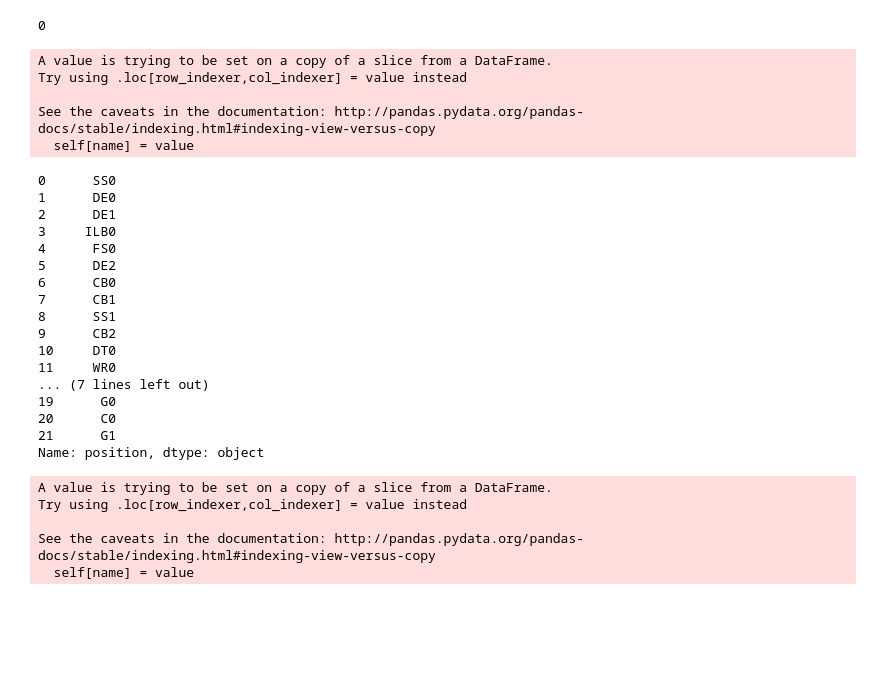
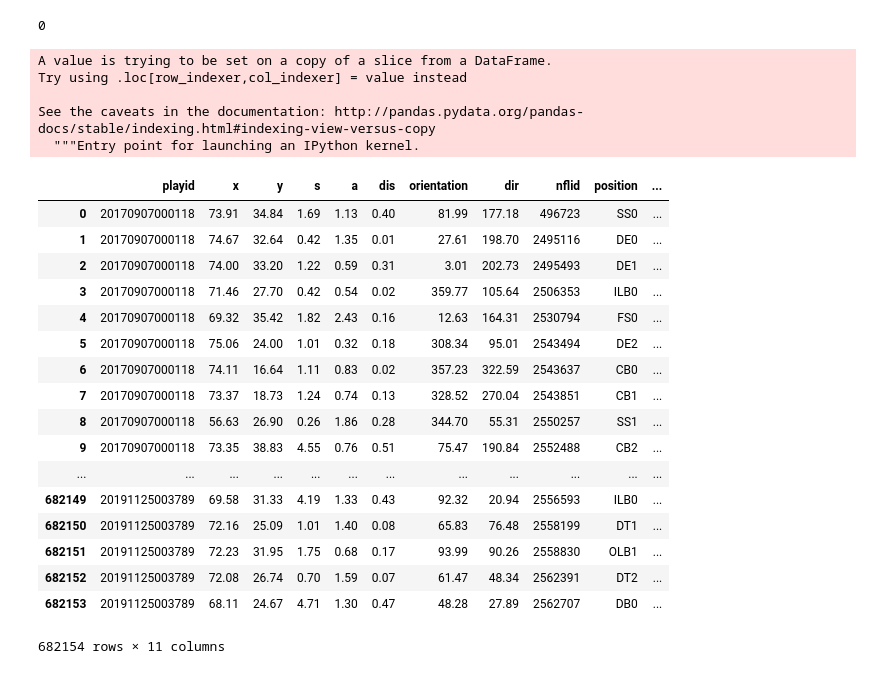
Before and after one commit to acoco10/nfl_big_data_bowl, a Jupyter notebook: data_cleaning_notebook.ipynb, the cells around one changed output. Drawn from its saved outputs; the diff is of its cells as text; code cells hidden in the pictures; blank space fills up the shorter version.

Commit message:
combining into one dataframe by play

```diff
--- a/data_cleaning_notebook.ipynb
+++ b/data_cleaning_notebook.ipynb
@@ -293,41 +318,32 @@ dfvec = df[['playid', 'x', 'y', 's', 'a', 'dis', 'orientation', 'dir', 'nflid',
 play_ids = df.playid.nunique()
 # %%
 dfie = df[df.playid == 20170907000118]
-# %%
-dfie.position = dfie.position + dfie.groupby('position').cumcount().astype(str)
-# %% [output]
-A value is trying to be set on a copy of a slice from a DataFrame.
-Try using .loc[row_indexer,col_indexer] = value instead
-
-See the caveats in the documentation: http://pandas.pydata.org/pandas-docs/stable/indexing.html#indexing-view-versus-copy
-  self[name] = value
-# %%
-dfie.position
-# %% [output]
-0      SS0
-1      DE0
-2      DE1
-3     ILB0
-4      FS0
-5      DE2
-6      CB0
-7      CB1
-8      SS1
-9      CB2
-10     DT0
-11     WR0
-... (7 lines left out)
-19      G0
-20      C0
-21      G1
-Name: position, dtype: object
 # %%
-dfvec.position = dfvec.position + dfvec.groupby(["playid", "position"]).cumcount().astype(str)
+dfvec["player"] = dfvec.groupby(["playid"]).cumcount()
 # %% [output]
 A value is trying to be set on a copy of a slice from a DataFrame.
 Try using .loc[row_indexer,col_indexer] = value instead
 
 See the caveats in the documentation: http://pandas.pydata.org/pandas-docs/stable/indexing.html#indexing-view-versus-copy
-  self[name] = value
+  """Entry point for launching an IPython kernel.
 # %%
-dfvec.position.value_counts()
+dfvec
+# %% [output]
+|  | playid | x | y | s | a | dis | orientation | dir | nflid | position | ... |
+| 0 | 20170907000118 | 73.91 | 34.84 | 1.69 | 1.13 | 0.40 | 81.99 | 177.18 | 496723 | SS0 | ... |
+| 1 | 20170907000118 | 74.67 | 32.64 | 0.42 | 1.35 | 0.01 | 27.61 | 198.70 | 2495116 | DE0 | ... |
+| 2 | 20170907000118 | 74.00 | 33.20 | 1.22 | 0.59 | 0.31 | 3.01 | 202.73 | 2495493 | DE1 | ... |
+| 3 | 20170907000118 | 71.46 | 27.70 | 0.42 | 0.54 | 0.02 | 359.77 | 105.64 | 2506353 | ILB0 | ... |
+| 4 | 20170907000118 | 69.32 | 35.42 | 1.82 | 2.43 | 0.16 | 12.63 | 164.31 | 2530794 | FS0 | ... |
+| 5 | 20170907000118 | 75.06 | 24.00 | 1.01 | 0.32 | 0.18 | 308.34 | 95.01 | 2543494 | DE2 | ... |
+| 6 | 20170907000118 | 74.11 | 16.64 | 1.11 | 0.83 | 0.02 | 357.23 | 322.59 | 2543637 | CB0 | ... |
+| 7 | 20170907000118 | 73.37 | 18.73 | 1.24 | 0.74 | 0.13 | 328.52 | 270.04 | 2543851 | CB1 | ... |
+| 8 | 20170907000118 | 56.63 | 26.90 | 0.26 | 1.86 | 0.28 | 344.70 | 55.31 | 2550257 | SS1 | ... |
+| 9 | 20170907000118 | 73.35 | 38.83 | 4.55 | 0.76 | 0.51 | 75.47 | 190.84 | 2552488 | CB2 | ... |
+| ... | ... | ... | ... | ... | ... | ... | ... | ... | ... | ... | ... |
+| 682149 | 20191125003789 | 69.58 | 31.33 | 4.19 | 1.33 | 0.43 | 92.32 | 20.94 | 2556593 | ILB0 | ... |
+| 682150 | 20191125003789 | 72.16 | 25.09 | 1.01 | 1.40 | 0.08 | 65.83 | 76.48 | 2558199 | DT1 | ... |
+| 682151 | 20191125003789 | 72.23 | 31.95 | 1.75 | 0.68 | 0.17 | 93.99 | 90.26 | 2558830 | OLB1 | ... |
+| 682152 | 20191125003789 | 72.08 | 26.74 | 0.70 | 1.59 | 0.07 | 61.47 | 48.34 | 2562391 | DT2 | ... |
+| 682153 | 20191125003789 | 68.11 | 24.67 | 4.71 | 1.30 | 0.47 | 48.28 | 27.89 | 2562707 | DB0 | ... |
+682154 rows × 11 columns
```
Also changed, not shown: parts of 24 cells of this notebook.
